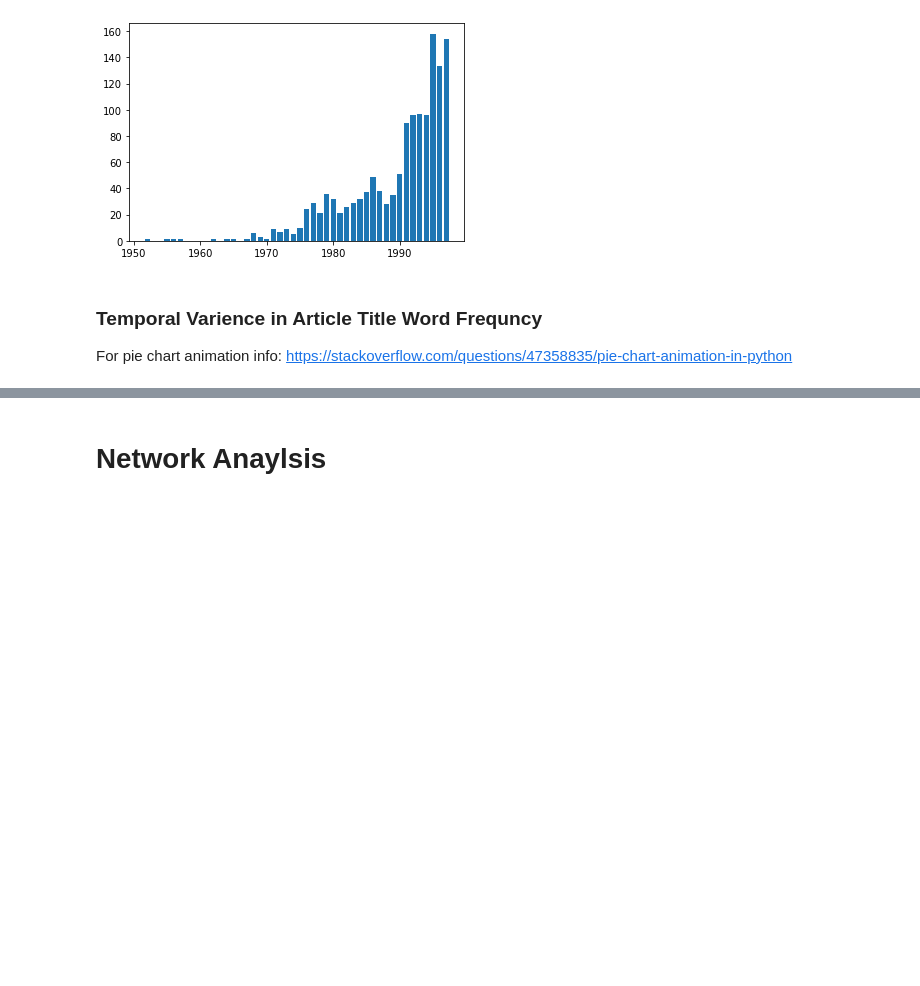
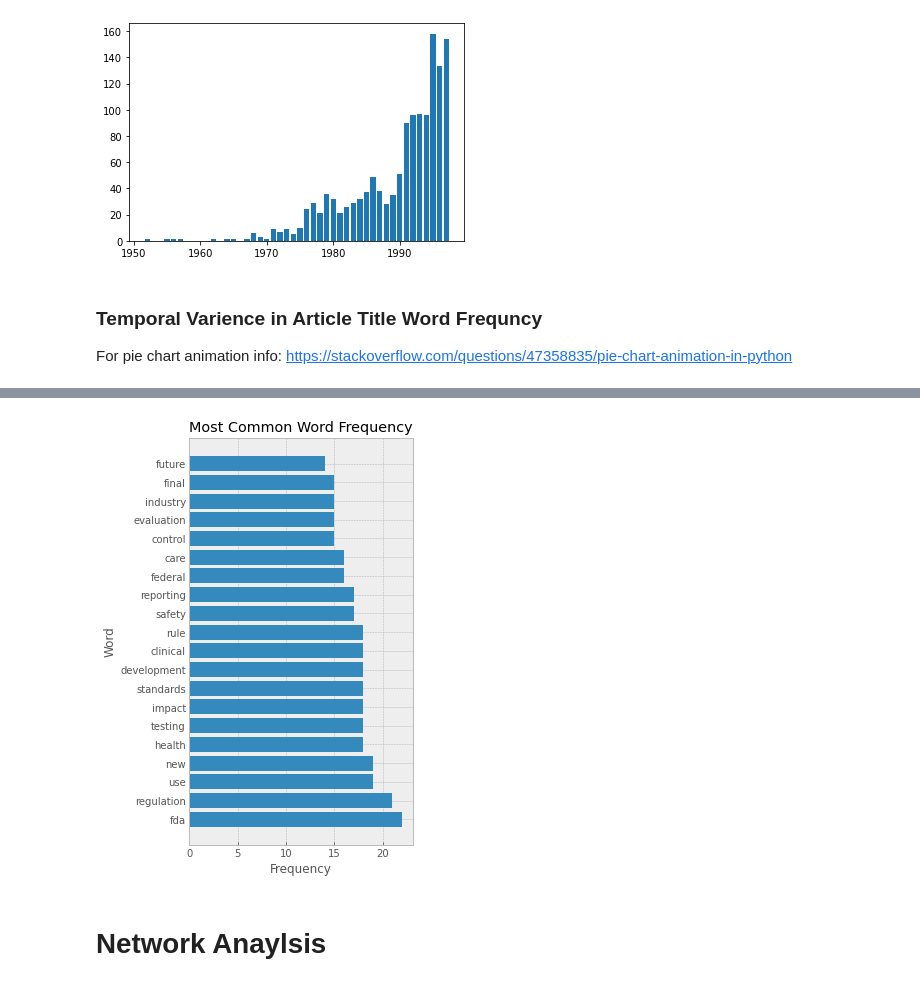
Before and after one commit to BriceB-20/Medical-Device-Project, a Jupyter notebook: Medical Device Data Analysis.ipynb, the cells around one changed output, grey strips where cells are left out. Drawn from its saved outputs; the diff is of its cells as text; code cells hidden in the pictures; blank space fills up the shorter version.

```diff
--- a/Medical Device Data Analysis.ipynb
+++ b/Medical Device Data Analysis.ipynb
@@ -237,13 +237,15 @@ def calculate_frequency(date_group=date_group, start_year=1952, end_year=1997):
 
     return t_dict
 # %%
-def most_frequent(data_dict, most_common_n):
+def most_frequent(data_dict, most_common_n, start_year, end_year):
     top_dict = {}
-    for item in data_dict:
-        if item == {}:
+    year_range = range(start_year, end_year+1)
+
+    for year in year_range:
+        if data_dict[year] == {}:
             pass
         else:
-            for word in data_dict[item]:
+            for word in data_dict[year]:
                 if word in top_dict.keys():
                     top_dict[word] += 1
                 else:
@@ -252,6 +254,24 @@ def most_frequent(data_dict, most_common_n):
     top_final = [(k,v) for k,v in Counter(top_dict).most_common(most_common_n)]
 
     return top_final
+# %%
+def plot_words(data_dict, title):
+    fig, ax = plt.subplots()
+    fig.set_size_inches(4, 7.5)
+    plt.style.use("fast")
+
+    width = [x[1] for x in data_dict]
+    words = [x[0] for x in data_dict]
+
+    plt.barh(y=words, width=width)
+
+    plt.ylabel("Word")
+    plt.xlabel("Frequency")
+    plt.title(title)
+
+    ax.tick_params(labelrotation=0)
+
+    return plt.show()
 # %%
 device_tvd = calculate_frequency(date_group=date_group, start_year=1952, end_year=1997)
 # %%
@@ -264,3 +299,7 @@ plt.bar(x=[x[0] for x in frequency], height=[x[1] for x in frequency])
+# %%
+plot_words(data_dict=frequency, title = "Most Common Word Frequency")
+# %% [output]
+[figure, added]
 # %% [markdown]
 # Network Anaylsis
 # %%
```
Also changed, not shown: parts of 7 cells of this notebook, 1 other file.
